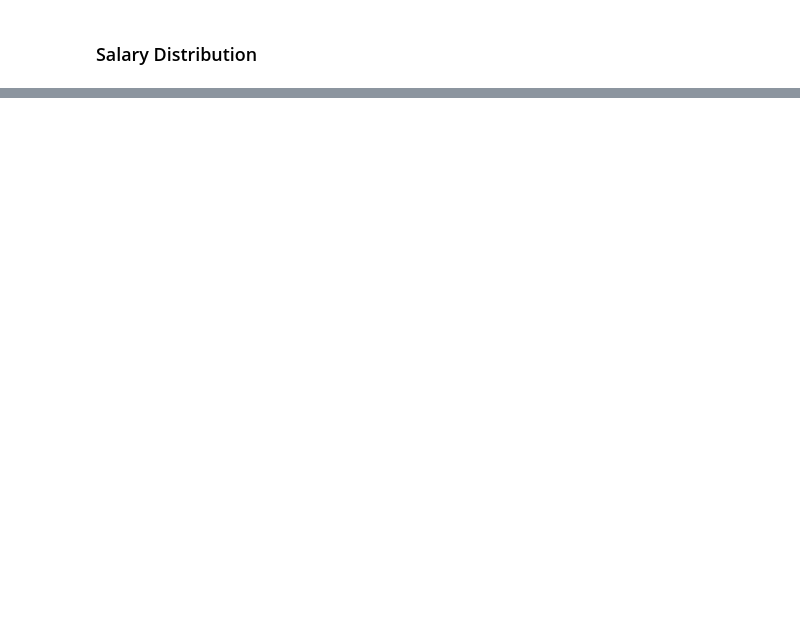
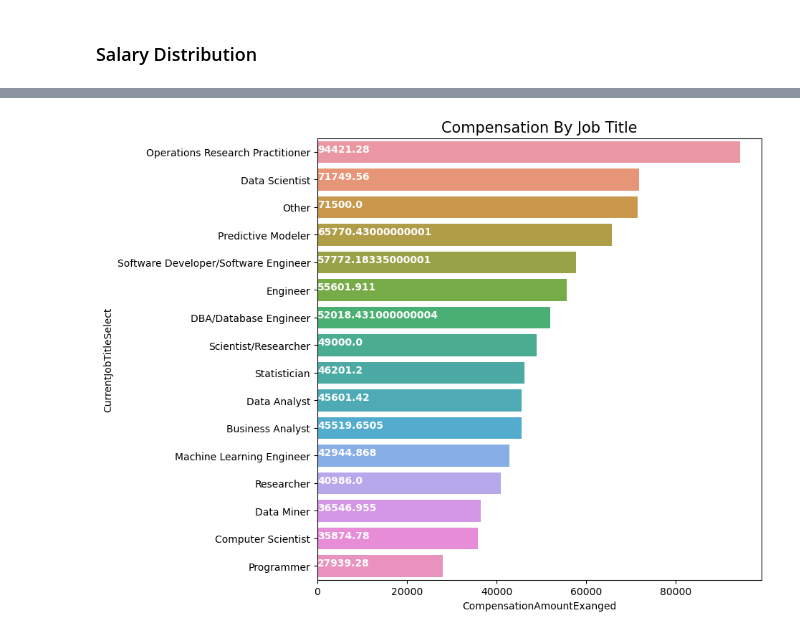
Before and after one commit to AndyWeasley2004/DS-ML-Study-Notes, a Jupyter notebook: DS_Salary_Analysis/datascientist_salary.ipynb, the cells around one changed output, grey strips where cells are left out. Saved outputs shown, nothing was run; the diff lists cells and outputs as text; code cells hidden in the pictures; blank space fills up the shorter version.

```diff
--- a/DS_Salary_Analysis/datascientist_salary.ipynb
+++ b/DS_Salary_Analysis/datascientist_salary.ipynb
@@ -249,0 +259,12 @@ plt.show()
+# %%
+# group salary by job title
+salary_job = data_salary.groupby('CurrentJobTitleSelect')['CompensationAmountExanged'].median().to_frame()
+salary_job.sort_values(by='CompensationAmountExanged', ascending=False, inplace=True)
+plt.figure(figsize=(8,8))
+ax = sns.barplot(data=salary_job, x='CompensationAmountExanged', y=salary_job.index)
+plt.title('Compensation By Job Title',size=15)
+for idx, val in enumerate(salary_job.CompensationAmountExanged):
+    ax.text(.5, idx, val, fontsize=10, color='white', weight='bold')
+plt.show()
+# %% [output]
+[figure, added]
```
Also changed, not shown: parts of 8 cells of this notebook.
